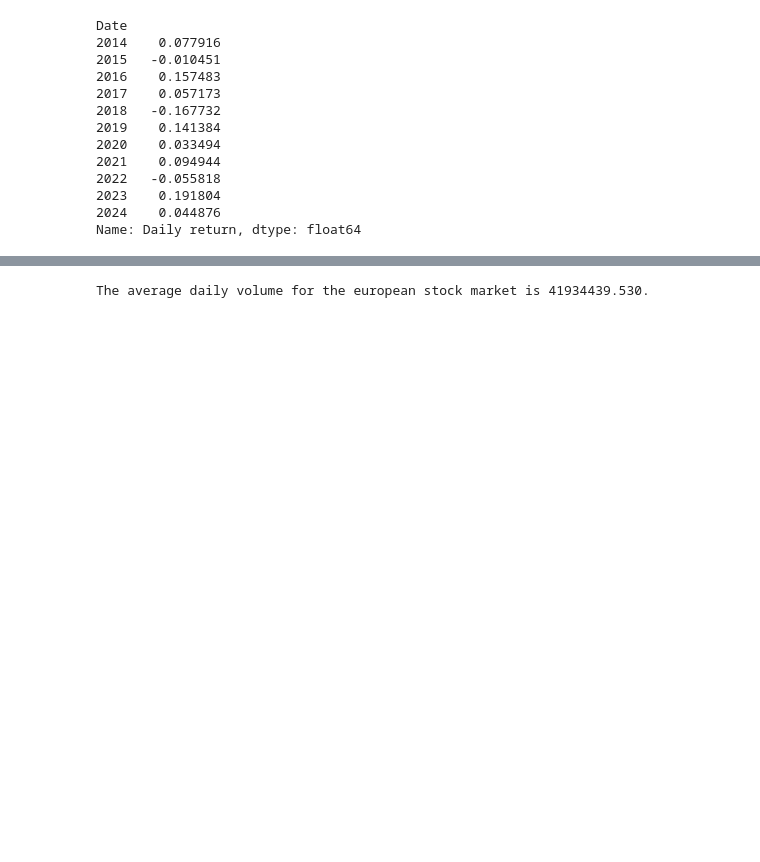
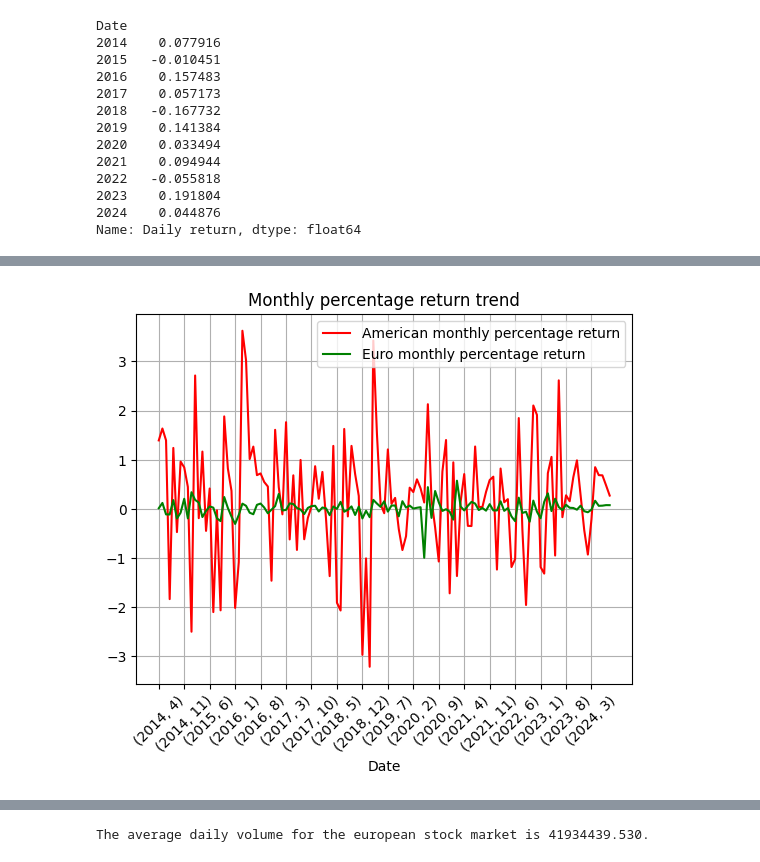
Before and after one commit to kozen88/StockAnalisys, a Jupyter notebook: Stock_analisys.ipynb, the cells around one changed output, grey strips where cells are left out. Cells and saved outputs as stored; diff of their text form; code cells hidden in the pictures; blank space fills up the shorter version.

```diff
--- a/Stock_analisys.ipynb
+++ b/Stock_analisys.ipynb
@@ -395,0 +448,10 @@ Name: Daily return, dtype: float64
+# %%
+# workk on EURO market
+# Group by 20 obselyrvation for month return
+monthly_returns_euro = df_euro.groupby(df_euro.index // 20).apply(calculate_monthly_percentage_return)
+
+#Group by 252 observation for annual return
+yearly_returns_euro = df_euro.groupby(df_euro.index // 252)['Daily return'].apply(calculate_annual_percentage_return)
+
+print(monthly_returns_euro)
+print(yearly_returns_euro)
@@ -395,0 +476,10 @@ Name: Daily return, dtype: float64
+# %%
+# work on AMERICAN market
+# Group by 20 obselyrvation for month return
+monthly_returns_american = df_american.groupby(df_american.index // 20).apply(calculate_monthly_percentage_return)
+
+#Group by 252 observation for annual return
+yearly_returns_american = df_american.groupby(df_american.index // 252)['Daily return'].apply(calculate_annual_percentage_return)
+
+print(monthly_returns_american)
+print(yearly_returns_american)
@@ -395,0 +504,14 @@ Name: Daily return, dtype: float64
+# %%
+idx_period = index_strings_american
+plt.plot(monthly_returns_american.index, monthly_returns_american.to_numpy(), label='American monthly percentage return', color='red')
+plt.title('Monthly percentage return trend')
+plt.plot(monthly_returns_euro.index, monthly_returns_euro.to_numpy(), label='Euro monthly percentage return', color='green')
+plt.grid()
+# selection of the date indexto show for readability
+plt.xticks(monthly_returns_american.index[::7], idx_period[::7], rotation=45)
+plt.xlabel('Date')
+plt.legend()
+
+plt.show()
+# %% [output]
+[figure, added]
```
Also changed, not shown: parts of 18 cells of this notebook.
